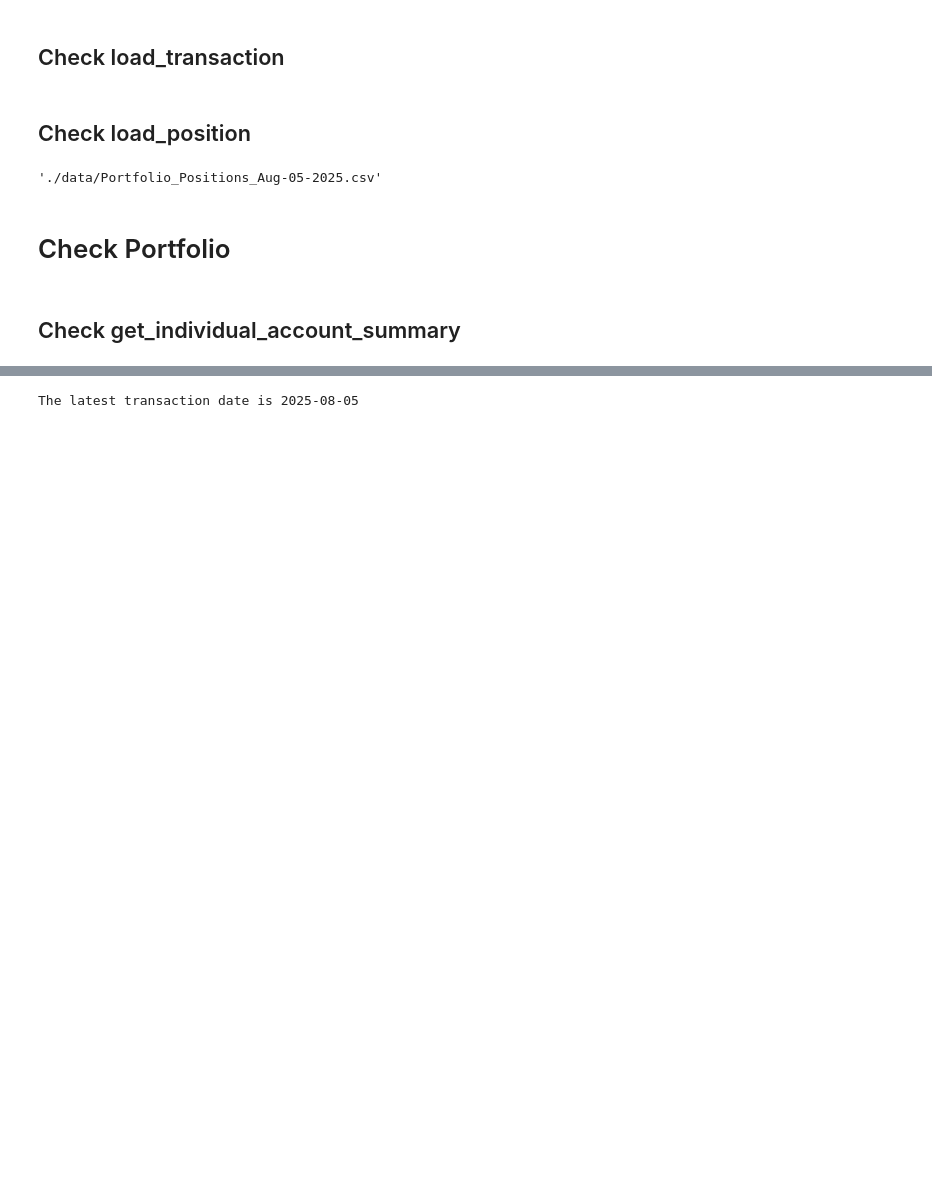
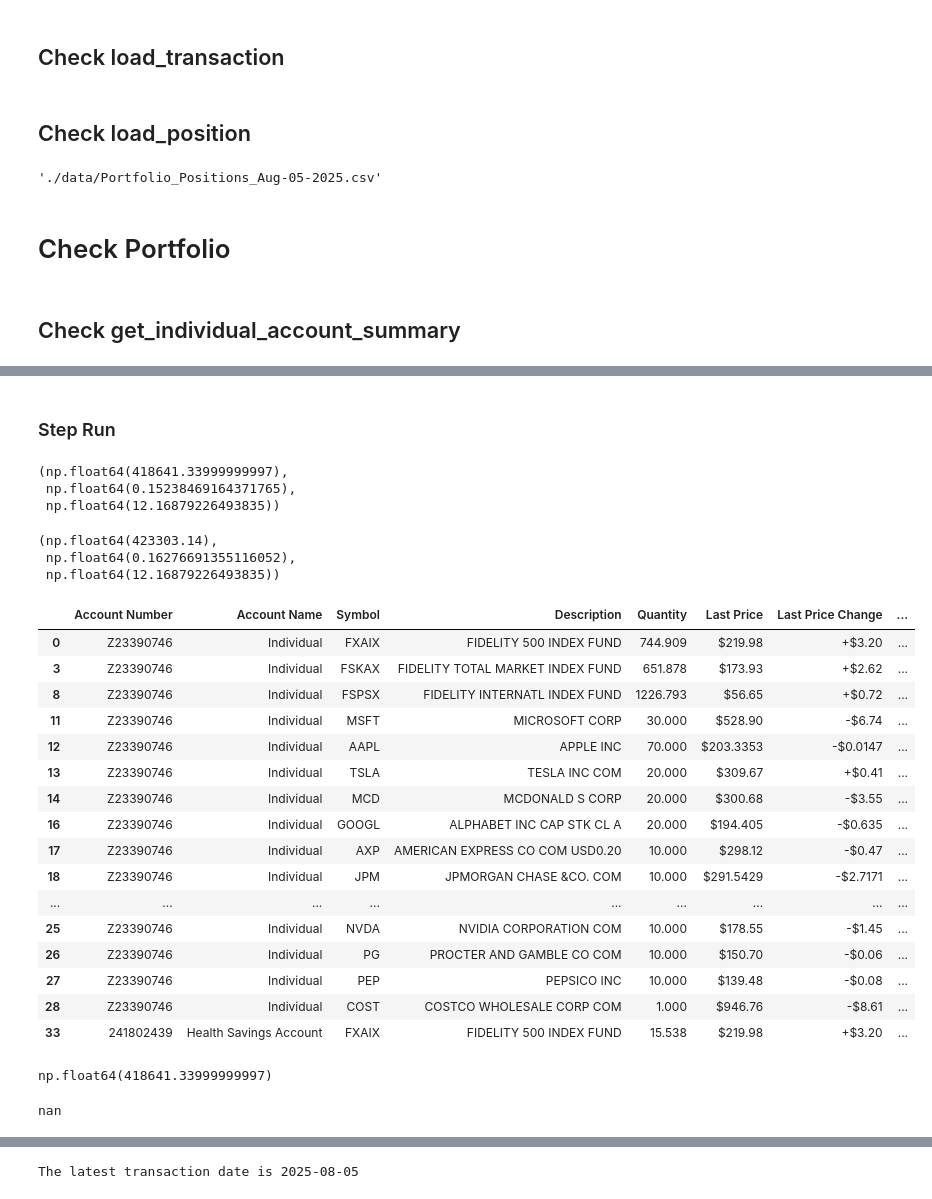
Before and after one commit to yifan-lee/fidelity-portfolio-tracker, a Jupyter notebook: Dev.ipynb, the cells around one changed output, grey strips where cells are left out. Saved outputs shown, nothing was run; the diff lists cells and outputs as text; code cells hidden in the pictures; blank space fills up the shorter version.

```diff
--- a/Dev.ipynb
+++ b/Dev.ipynb
@@ -396,0 +465,7 @@ class Portfolio:
+# %%
+data_folder_path = './data'
+transaction_file_pattern = 'Accounts_History_*.csv'
+position_file_pattern = 'Portfolio_Positions_*.csv'
+transactions = load_transaction(data_folder_path, transaction_file_pattern)
+position = load_position(data_folder_path, position_file_pattern)
+portfolio = IndividualPortfolio(transactions, position)
@@ -396,0 +486,64 @@ class Portfolio:
+# %% [markdown]
+### Step Run
+# %%
+colName = 'Description'
+portfolio.get_combined_stock_result(colName)
+# %% [output]
+(np.float64(418641.33999999997),
+ np.float64(0.15238469164371765),
+ np.float64(12.16879226493835))
+# %%
+colName = 'Symbol'
+portfolio.get_combined_stock_result(colName)
+# %% [output]
+(np.float64(423303.14),
+ np.float64(0.16276691355116052),
+ np.float64(12.16879226493835))
+# %%
+colName = 'Symbol'
+if colName == 'Symbol':
+    listKeys = portfolio.get_stock_symbol_list()
+elif colName == 'Description':
+    listKeys = portfolio.get_stock_description_list()
+else:
+    0
+trans = portfolio.transactions[portfolio.transactions[colName].isin(listKeys)]
+cashflows = trans['Amount ($)'].tolist()
+dates = trans['Run Date'].tolist()
+current_value = portfolio.position.loc[portfolio.position[colName].isin(listKeys), 'Current Value'].sum()
+# cashflows.append(current_value)
+# dates.append(portfolio.cob)
+# %%
+colName = 'Description'
+if colName == 'Symbol':
+    listKeys = portfolio.get_stock_symbol_list()
+elif colName == 'Description':
+    listKeys = portfolio.get_stock_description_list()
+else:
+    0
+trans1 = portfolio.transactions[portfolio.transactions[colName].isin(listKeys)]
+cashflows1 = trans1['Amount ($)'].tolist()
+dates1 = trans1['Run Date'].tolist()
+current_value1 = portfolio.position.loc[portfolio.position[colName].isin(listKeys), 'Current Value'].sum()
+# cashflows.append(current_value)
+# dates.append(portfolio.cob)
+# %%
+portfolio.position[portfolio.position[colName].isin(listKeys)]
+# %% [output]
+|  | Account Number | Account Name | Symbol | Description | Quantity | Last Price | Last Price Change | ... |
+| 0 | Z23390746 | Individual | FXAIX | FIDELITY 500 INDEX FUND | 744.909 | $219.98 | +$3.20 | ... |
+| 3 | Z23390746 | Individual | FSKAX | FIDELITY TOTAL MARKET INDEX FUND | 651.878 | $173.93 | +$2.62 | ... |
+| 8 | Z23390746 | Individual | FSPSX | FIDELITY INTERNATL INDEX FUND | 1226.793 | $56.65 | +$0.72 | ... |
+| 11 | Z23390746 | Individual | MSFT | MICROSOFT CORP | 30.000 | $528.90 | -$6.74 | ... |
+| 12 | Z23390746 | Individual | AAPL | APPLE INC | 70.000 | $203.3353 | -$0.0147 | ... |
+| 13 | Z23390746 | Individual | TSLA | TESLA INC COM | 20.000 | $309.67 | +$0.41 | ... |
+| 14 | Z23390746 | Individual | MCD | MCDONALD S CORP | 20.000 | $300.68 | -$3.55 | ... |
+| 16 | Z23390746 | Individual | GOOGL | ALPHABET INC CAP STK CL A | 20.000 | $194.405 | -$0.635 | ... |
+| 17 | Z23390746 | Individual | AXP | AMERICAN EXPRESS CO COM USD0.20 | 10.000 | $298.12 | -$0.47 | ... |
+| 18 | Z23390746 | Individual | JPM | JPMORGAN CHASE &CO. COM | 10.000 | $291.5429 | -$2.7171 | ... |
+| ... | ... | ... | ... | ... | ... | ... | ... | ... |
+| 25 | Z23390746 | Individual | NVDA | NVIDIA CORPORATION COM | 10.000 | $178.55 | -$1.45 | ... |
+| 26 | Z23390746 | Individual | PG | PROCTER AND GAMBLE CO COM | 10.000 | $150.70 | -$0.06 | ... |
+| 27 | Z23390746 | Individual | PEP | PEPSICO INC | 10.000 | $139.48 | -$0.08 | ... |
+| 28 | Z23390746 | Individual | COST | COSTCO WHOLESALE CORP COM | 1.000 | $946.76 | -$8.61 | ... |
+| 33 | 241802439 | Health Savings Account | FXAIX | FIDELITY 500 INDEX FUND | 15.538 | $219.98 | +$3.20 | ... |
@@ -396,0 +558,8 @@ class Portfolio:
+# %%
+portfolio.get_total_keys_value(listKeys,colName)
+# %% [output]
+np.float64(418641.33999999997)
+# %%
+portfolio.get_combined_key_irr(listKeys,colName)
+# %% [output]
+nan
```
Also changed, not shown: parts of 32 cells of this notebook.
